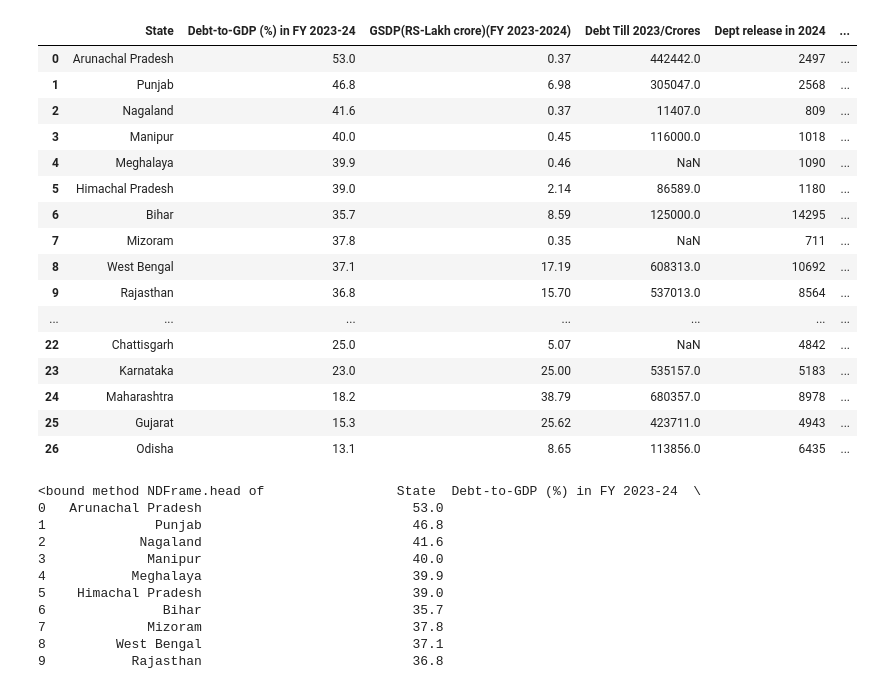
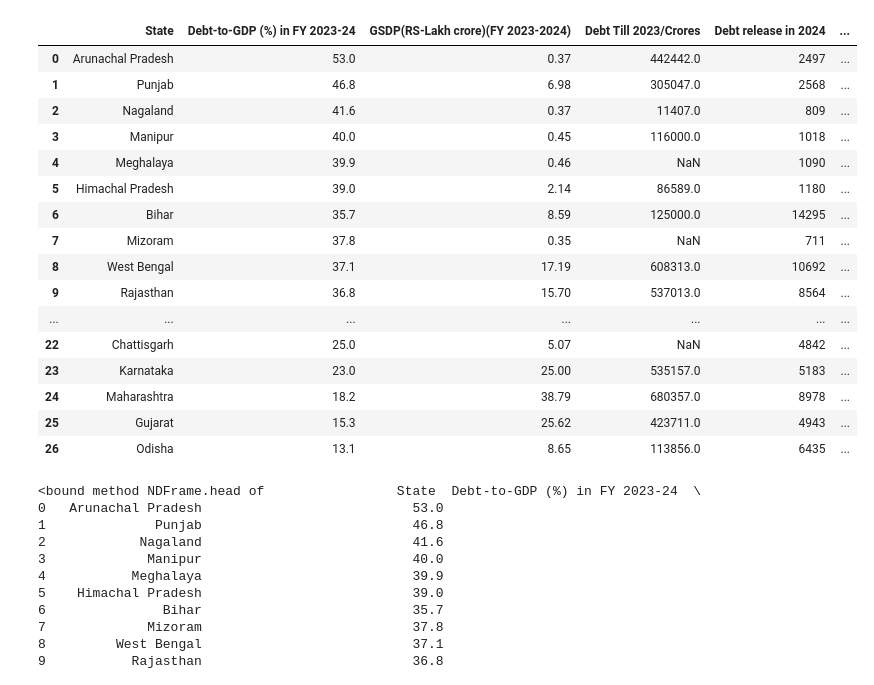
Before and after one commit to UdiitBansal/State-Analysis, a Jupyter notebook: Untitled.ipynb, the cells around one changed output. Drawn from its saved outputs; the diff is of its cells as text; code cells hidden in the pictures.

Commit message:
Statewise  data analysis and visu.

```diff
--- a/Untitled.ipynb
+++ b/Untitled.ipynb
@@ -8,10 +8,10 @@ import plotly.express as px
 from plotly.subplots import make_subplots
 # %%
 #load data set from excel
-data=pd.read_excel("final.xlsx")
+data=pd.read_excel("Copy of final.xlsx")
 data
 # %% [output]
-|  | State | Debt-to-GDP (%) in FY 2023-24 | GSDP(RS-Lakh crore)(FY 2023-2024) | Debt Till 2023/Crores | Dept release in 2024 | ... |
+|  | State | Debt-to-GDP (%) in FY 2023-24 | GSDP(RS-Lakh crore)(FY 2023-2024) | Debt Till 2023/Crores | Debt release in 2024 | ... |
 | 0 | Arunachal Pradesh | 53.0 | 0.37 | 442442.0 | 2497 | ... |
 | 1 | Punjab | 46.8 | 6.98 | 305047.0 | 2568 | ... |
 | 2 | Nagaland | 41.6 | 0.37 | 11407.0 | 809 | ... |
```
Also changed, not shown: parts of 30 cells of this notebook.
